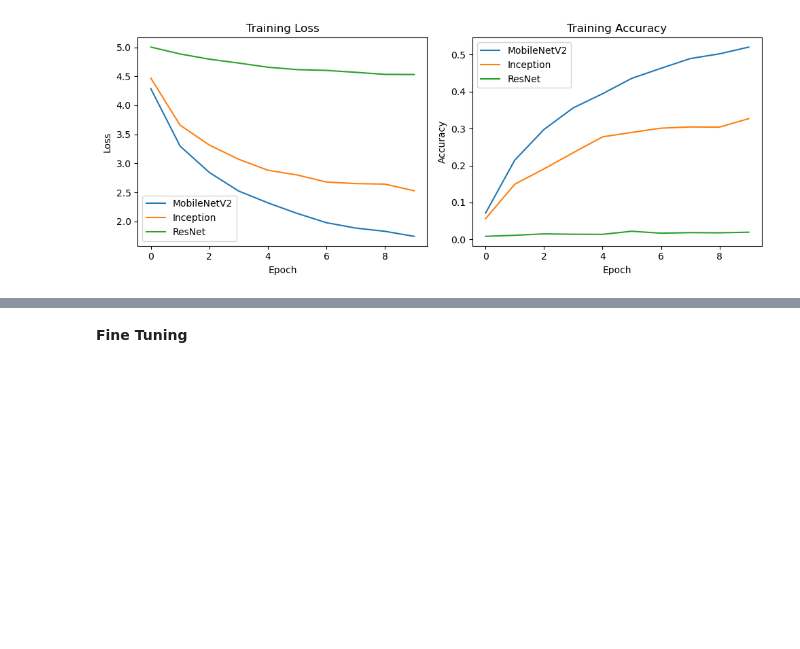
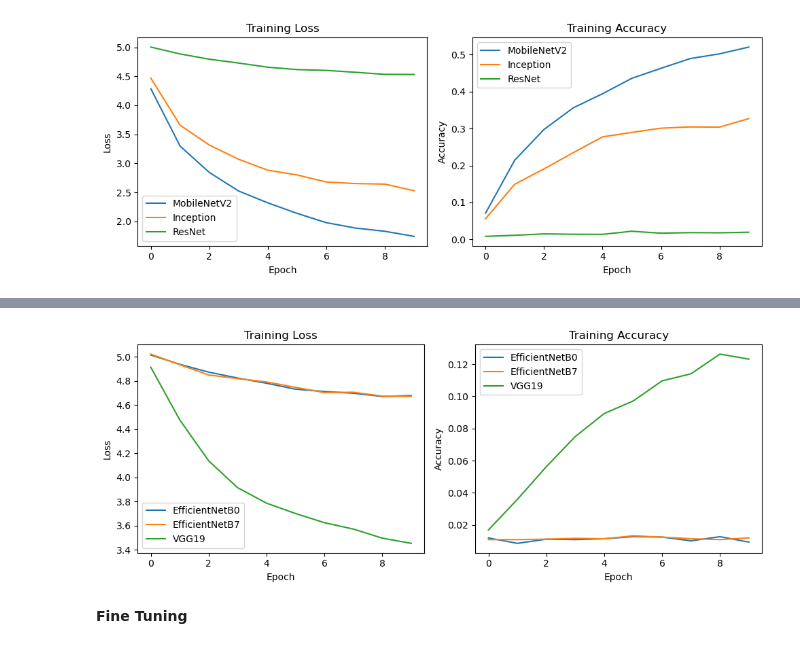
Before and after one commit to abhagyacharan/Food-Recognition-and-Calorie-Estimation, a Jupyter notebook: main.ipynb, the cells around one changed output, grey strips where cells are left out. Saved outputs shown, nothing was run; the diff lists cells and outputs as text; code cells hidden in the pictures; blank space fills up the shorter version.

Commit message:
implemented more models
Implemented VGG19, EfficientNetB0, EfficientNetB7

```diff
--- a/main.ipynb
+++ b/main.ipynb
@@ -245,6 +243,10 @@ def build_model(base):
     model = Sequential([
         base_model,
         Flatten(),
+
+        Dense(512, activation='relu'),
+        Dropout(0.25),
+        BatchNormalization(),
 
         Dense(256, activation='relu'),
         Dropout(0.25),
@@ -391,0 +420,8 @@ plt.show()
+# %%
+vgg19_model = build_model(VGG19(weights='imagenet', include_top=False, input_shape=(224, 224, 3)))
+vgg19_model.summary()
+history_vgg19 = vgg19_model.fit(
+    train_dataset,
+    steps_per_epoch=train_dataset.samples // 32,
+    epochs=10
+)
@@ -391,0 +446,8 @@ plt.show()
+# %%
+efficientNetB0_model = build_model(EfficientNetB0(weights='imagenet', include_top=False, input_shape=(224, 224, 3)))
+efficientNetB0_model.summary()
+history_ENB0 = efficientNetB0_model.fit(
+    train_dataset,
+    steps_per_epoch=train_dataset.samples // 32,
+    epochs=10
+)
@@ -392,3 +472,31 @@ plt.show()
+# %%
+import matplotlib.pyplot as plt
+
+# Plot loss
+plt.figure(figsize=(10, 4))
+plt.subplot(1, 2, 1)
+plt.plot(history_ENB0.history['loss'], label='EfficientNetB0')
+plt.plot(history_ENB7.history['loss'], label='EfficientNetB7')
+plt.plot(history_vgg19.history['loss'], label='VGG19')
+plt.xlabel('Epoch')
+plt.ylabel('Loss')
+plt.title('Training Loss')
+plt.legend()
+
+# Plot accuracy
+plt.subplot(1, 2, 2)
+plt.plot(history_ENB0.history['accuracy'], label='EfficientNetB0')
+plt.plot(history_ENB7.history['accuracy'], label='EfficientNetB7')
+plt.plot(history_vgg19.history['accuracy'], label='VGG19')
+plt.xlabel('Epoch')
+plt.ylabel('Accuracy')
+plt.title('Training Accuracy')
+plt.legend()
+
+plt.tight_layout()
+plt.show()
+# %% [output]
+[figure, added]
 # %% [markdown]
 **Fine Tuning**
 # %%
```
Also changed, not shown: parts of 15 cells of this notebook, 1 other file.
